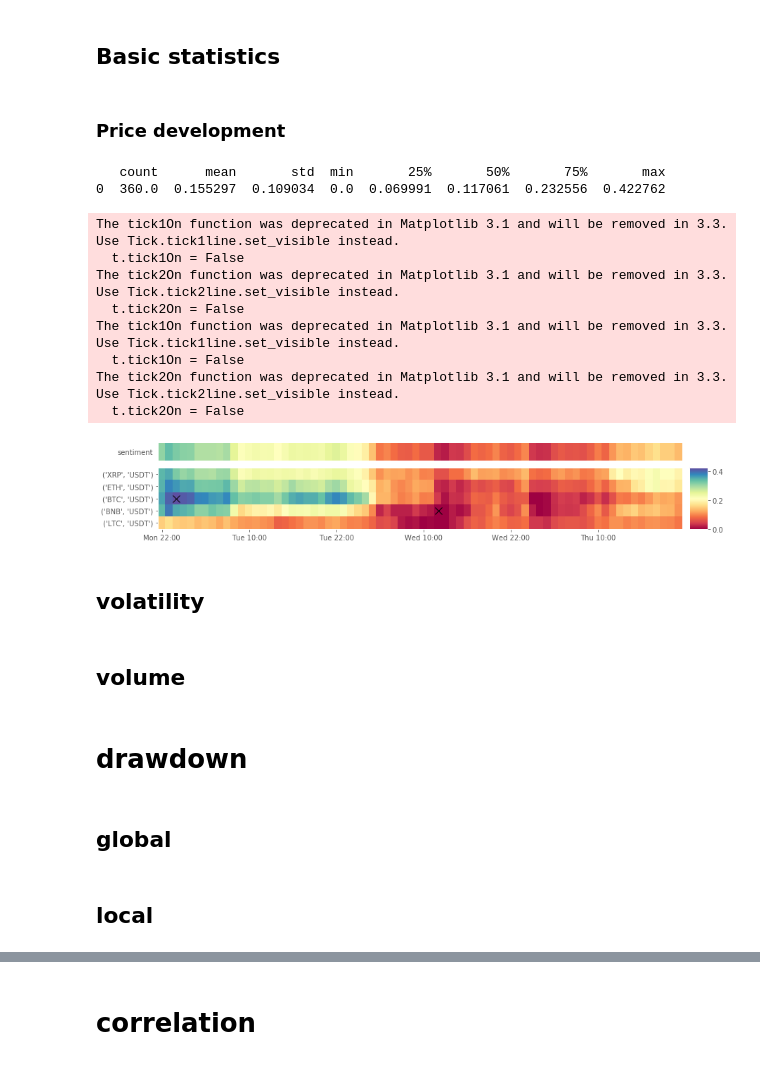
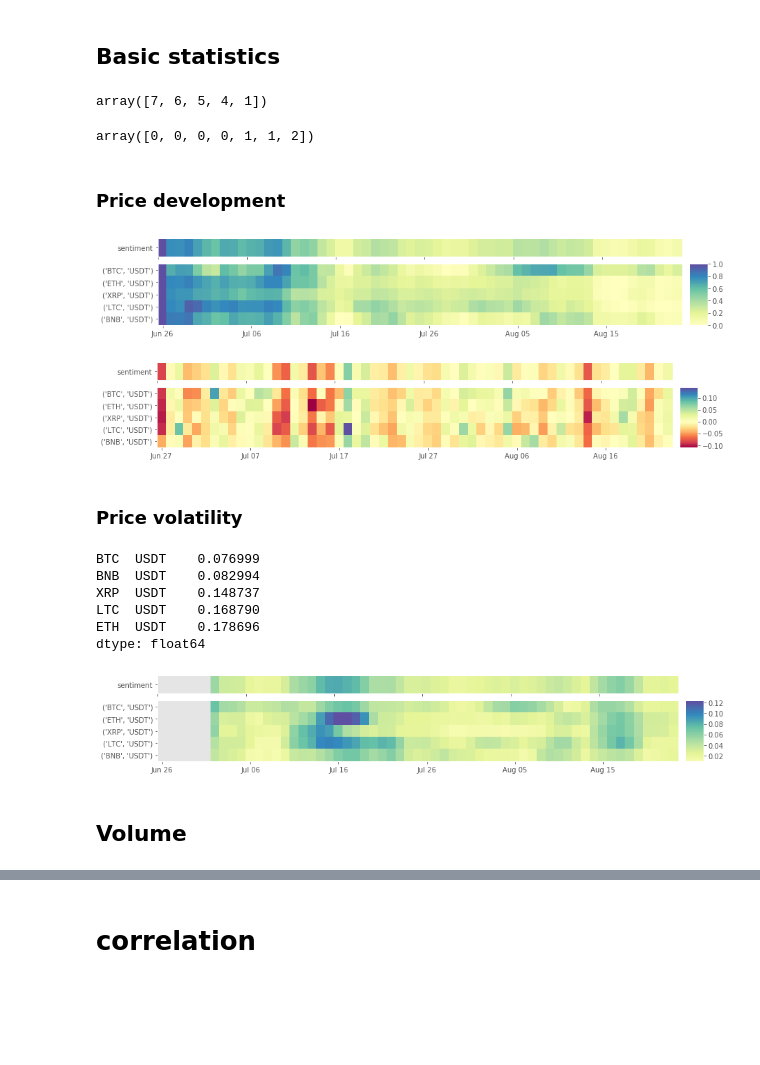
Before and after one commit to Sahanduiuc/cryptoz, a Jupyter notebook: Workbook.ipynb, the cells around one changed output, grey strips where cells are left out. Drawn from its saved outputs; the diff is of its cells as text; code cells hidden in the pictures; blank space fills up the shorter version.

Commit message:
Update utils codebase

```diff
--- a/Workbook.ipynb
+++ b/Workbook.ipynb
@@ -24,6 +24,6 @@ pairs = [
 ]
 # https://python-binance.readthedocs.io/en/latest/genindex.html
 # Kline/candlestick interval
-interval = enums.KLINE_INTERVAL_1HOUR
-# Time window for heatmap
-display_window = pd.Timedelta(days=3)
+# Fetch double of that to display in order to calculate windows correctly
+interval = enums.KLINE_INTERVAL_1DAY
+limit = 60
@@ -35,7 +52,7 @@ binance = BinanceHelper(client)
 # %% [markdown]
 ## Data
 # %%
-ohlcvs = binance.get_multiple_pair_ohlcv(pairs, interval)
+ohlcvs = binance.get_multiple_pair_ohlcv(pairs, interval, limit=limit)
 # %% [output]
 [interactive output not drawn]
 # %%
@@ -44,32 +61,27 @@ ohlcvs.keys()
 dict_keys([('BTC', 'USDT'), ('ETH', 'USDT'), ('XRP', 'USDT'), ('LTC', 'USDT'), ('BNB', 'USDT')])
 # %% [markdown]
 ## Basic statistics
+# %%
+utils.reverse_scale(pd.DataFrame([1, 2, 3, 4, 7])).values.flatten()
+# %% [output]
+array([7, 6, 5, 4, 1])
+# %%
+utils.classify_arr(np.array([-3, -2, -1, 0, 1, 2, 3]), [1, 3], bipolar=False)
+# %% [output]
+array([0, 0, 0, 0, 1, 1, 2])
 # %% [markdown]
 ### Price development
 # %%
 # Select column from each OHLCV
-df = utils.to_df(ohlcvs, 'M')
+df = utils.reduce_group_to_df(ohlcvs, 'M')
 
 # We want to somehow compare prices of all assets
-# Thus let's normalize the prices based on their performance in the past
-# 1 would mean that this time step is the new all time high (ATH)
-# 0 would mean that this time step is the all time average
-df = utils.expanding_normalize(df, 'minmax')
-
-# Cut it to the window we are interested in
-df = utils.cut_df(df, display_window)
+# Thus let's normalize the prices based on their performance
+# 1 would mean that this time step is the the all time high (ATH)
+df = utils.normalize(df, 'minmax')
 
 # Plot price evolution (i.e. price development heatmap)
-plot.evolution(df, plt.cm.Spectral, rank='last')
+# Rank by the latest price performance
+plots.evolution(df)
 # %% [output]
-   count      mean       std  min       25%       50%       75%       max
-0  360.0  0.155297  0.109034  0.0  0.069991  0.117061  0.232556  0.422762
-The tick1On function was deprecated in Matplotlib 3.1 and will be removed in 3.3. Use Tick.tick1line.set_visible instead.
-  t.tick1On = False
-The tick2On function was deprecated in Matplotlib 3.1 and will be removed in 3.3. Use Tick.tick2line.set_visible instead.
-  t.tick2On = False
-The tick1On function was deprecated in Matplotlib 3.1 and will be removed in 3.3. Use Tick.tick1line.set_visible instead.
-  t.tick1On = False
-The tick2On function was deprecated in Matplotlib 3.1 and will be removed in 3.3. Use Tick.tick2line.set_visible instead.
-  t.tick2On = False
-[figure, old version]
+[figure, new version]
@@ -87,6 +88,22 @@ plt.show()
+# %%
+# Percentage change between the current and a prior price.
+df = utils.reduce_group_to_df(ohlcvs, 'M')
+df = df.pct_change().dropna()
+
+plots.evolution(df)
+# %% [output]
+[figure, added]
 # %% [markdown]
-## volatility
+### Price volatility
 # %%
-df = utils.to_df(ohlc, 'C')
+# Normalized volatility of each pair
+df = utils.reduce_group_to_df(ohlcvs, 'M')
 df = df.std() / df.mean()
 df.sort_values()
+# %% [output]
+BTC  USDT    0.076999
+BNB  USDT    0.082994
+XRP  USDT    0.148737
+LTC  USDT    0.168790
+ETH  USDT    0.178696
+dtype: float64
@@ -105,2 +110,10 @@ plt.show()
+# %%
+# Show development of the normalized volatility (smoothed)
+df = utils.reduce_group_to_df(ohlcvs, 'M')
+df = df.rolling(7).std() / df.rolling(7).mean()
+
+plots.evolution(df)
+# %% [output]
+[figure, added]
 # %% [markdown]
-## volume
+## Volume
@@ -116,4 +119,0 @@ plot.evolution(df, plt.cm.Spectral, plot.midpoint_norm(0), rank='last')
-# %% [markdown]
-# drawdown
-# %% [markdown]
-## global
@@ -122,2 +119,0 @@ stats.dd.now(ohlc)
-# %% [markdown]
-## local
```
Also changed, not shown: parts of 15 cells of this notebook, 4 other files.
